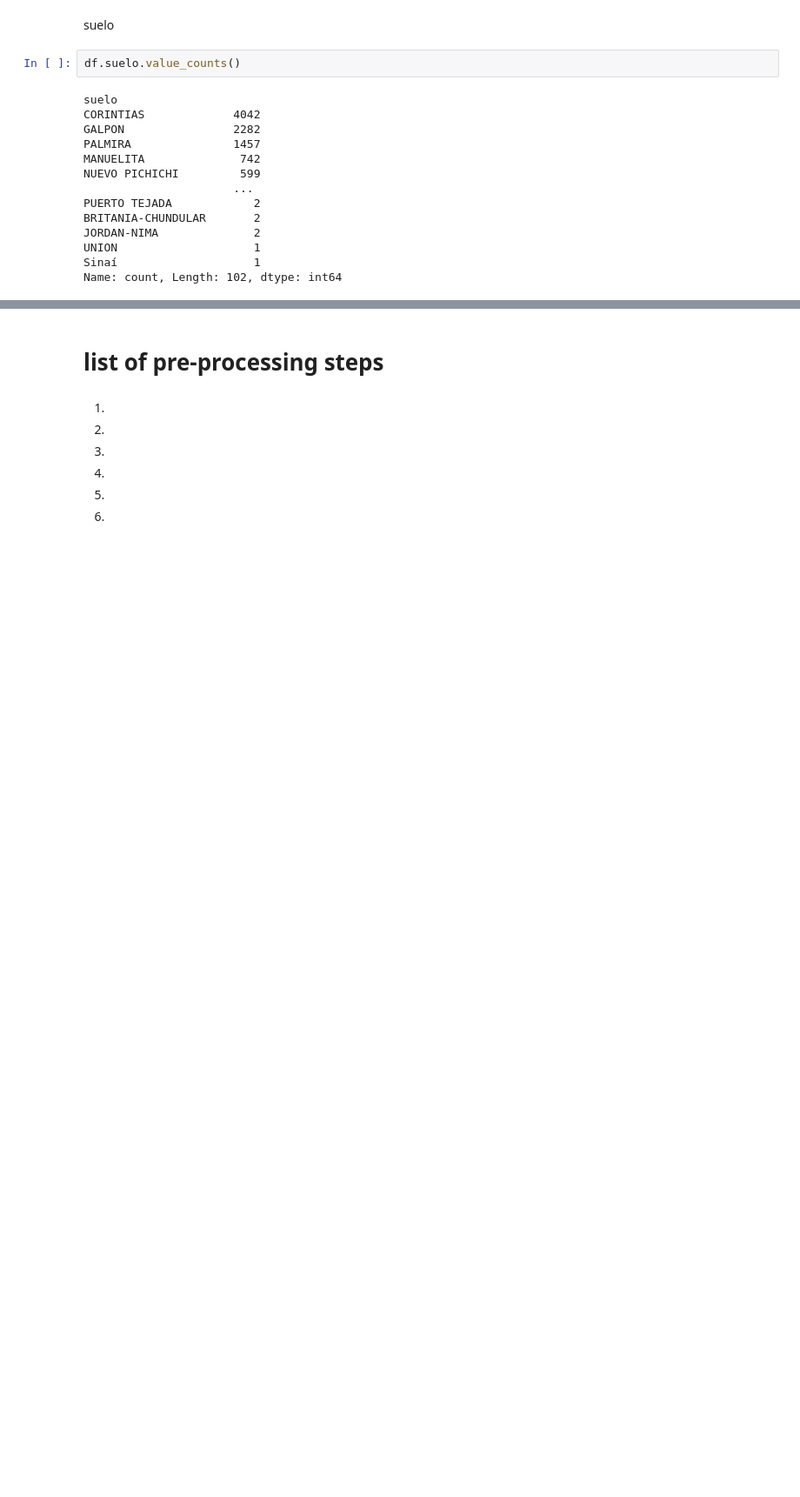
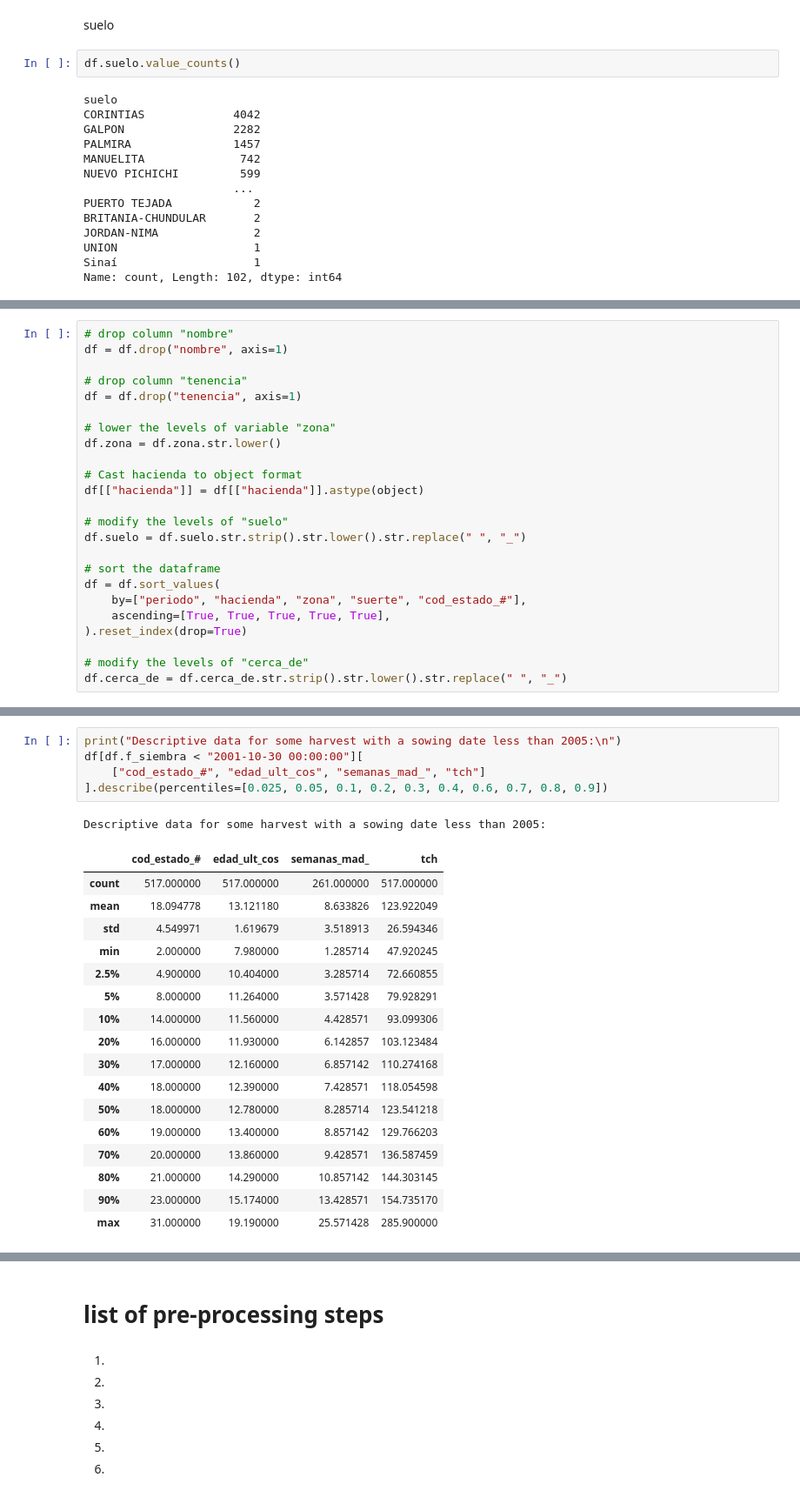
Before and after one commit to JhonattanReales21/ML1_sugar_industry, a Jupyter notebook: notebooks/data_preprocessing.ipynb, the cells around one changed output, grey strips where cells are left out. Shown: that part at 87% size. Drawn from its saved outputs; the diff is of its cells as text; blank space fills up the shorter version.

```diff
--- a/notebooks/data_preprocessing.ipynb
+++ b/notebooks/data_preprocessing.ipynb
@@ -659,0 +678,24 @@ df = df.sort_values(by=["período","hacienda","zona","suerte","f_siembra"], asce
+# %%
+# drop column "nombre"
+df = df.drop("nombre", axis=1)
+
+# drop column "tenencia"
+df = df.drop("tenencia", axis=1)
+
+# lower the levels of variable "zona"
+df.zona = df.zona.str.lower()
+
+# Cast hacienda to object format
+df[["hacienda"]] = df[["hacienda"]].astype(object)
+
+# modify the levels of "suelo"
+df.suelo = df.suelo.str.strip().str.lower().str.replace(" ", "_")
+
+# sort the dataframe
+df = df.sort_values(
+    by=["periodo", "hacienda", "zona", "suerte", "cod_estado_#"],
+    ascending=[True, True, True, True, True],
+).reset_index(drop=True)
+
+# modify the levels of "cerca_de"
+df.cerca_de = df.cerca_de.str.strip().str.lower().str.replace(" ", "_")
@@ -659,0 +767,24 @@ df = df.sort_values(by=["período","hacienda","zona","suerte","f_siembra"], asce
+# %%
+print("Descriptive data for some harvest with a sowing date less than 2005:\n")
+df[df.f_siembra < "2001-10-30 00:00:00"][
+    ["cod_estado_#", "edad_ult_cos", "semanas_mad_", "tch"]
+].describe(percentiles=[0.025, 0.05, 0.1, 0.2, 0.3, 0.4, 0.6, 0.7, 0.8, 0.9])
+# %% [output]
+Descriptive data for some harvest with a sowing date less than 2005:
+|  | cod_estado_# | edad_ult_cos | semanas_mad_ | tch |
+| count | 517.000000 | 517.000000 | 261.000000 | 517.000000 |
+| mean | 18.094778 | 13.121180 | 8.633826 | 123.922049 |
+| std | 4.549971 | 1.619679 | 3.518913 | 26.594346 |
+| min | 2.000000 | 7.980000 | 1.285714 | 47.920245 |
+| 2.5% | 4.900000 | 10.404000 | 3.285714 | 72.660855 |
+| 5% | 8.000000 | 11.264000 | 3.571428 | 79.928291 |
+| 10% | 14.000000 | 11.560000 | 4.428571 | 93.099306 |
+| 20% | 16.000000 | 11.930000 | 6.142857 | 103.123484 |
+| 30% | 17.000000 | 12.160000 | 6.857142 | 110.274168 |
+| 40% | 18.000000 | 12.390000 | 7.428571 | 118.054598 |
+| 50% | 18.000000 | 12.780000 | 8.285714 | 123.541218 |
+| 60% | 19.000000 | 13.400000 | 8.857142 | 129.766203 |
+| 70% | 20.000000 | 13.860000 | 9.428571 | 136.587459 |
+| 80% | 21.000000 | 14.290000 | 10.857142 | 144.303145 |
+| 90% | 23.000000 | 15.174000 | 13.428571 | 154.735170 |
+| max | 31.000000 | 19.190000 | 25.571428 | 285.900000 |
```
Also changed, not shown: parts of 97 cells of this notebook, 3 other files.
